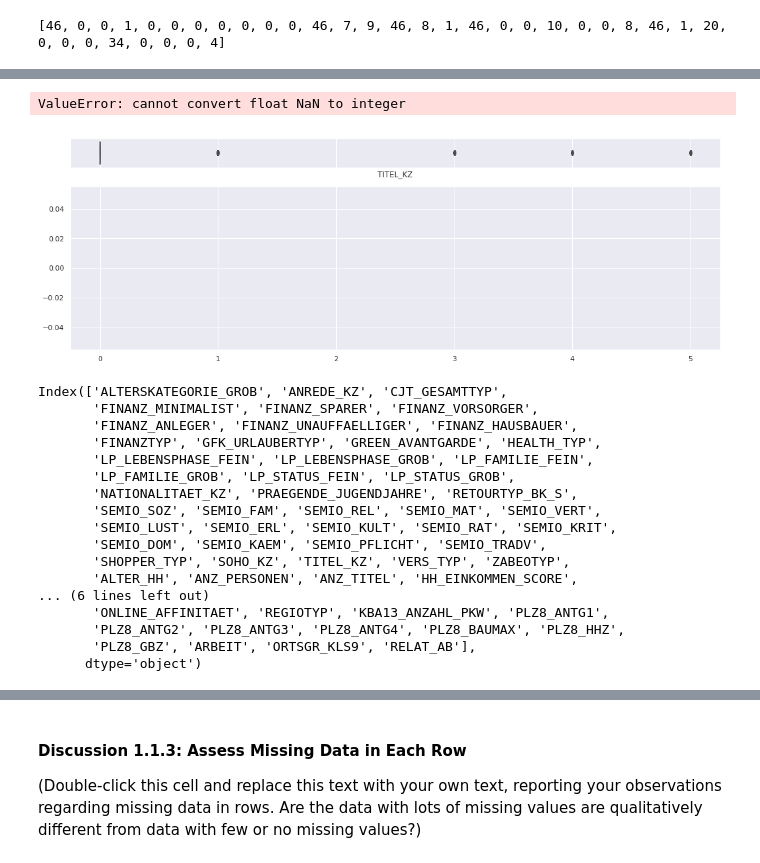
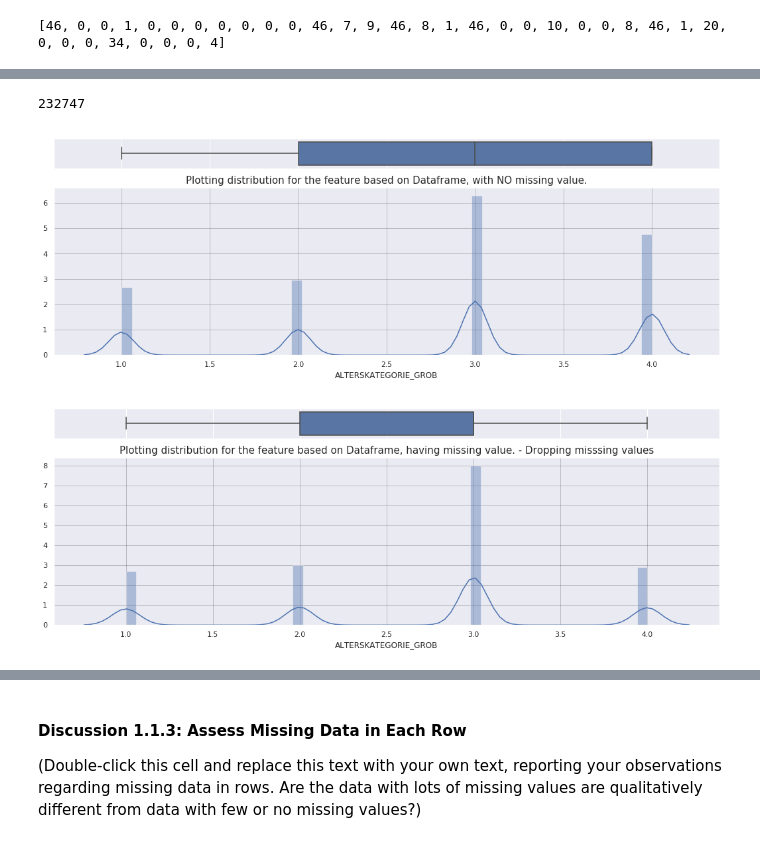
Before and after one commit to MR901/DS_IdentifyCustomerSegments, a Jupyter notebook: Identify_Customer_Segments.ipynb, the cells around one changed output, grey strips where cells are left out. Drawn from its saved outputs; the diff is of its cells as text; code cells hidden in the pictures.

```diff
--- a/Identify_Customer_Segments.ipynb
+++ b/Identify_Customer_Segments.ipynb
@@ -432,39 +452,4 @@ Percentage Observation missing 10 or more features data : 12.92%
-# %%
-# Compare the distribution of values for at least five columns where there are
-# no or few missing values, between the two subsets.
-
-sns.set_style("darkgrid") #whitegrid, darkgrid, dark
-# Cut the window in 2 parts
-f, (ax_box, ax_hist) = plt.subplots(2, figsize=(18, 6), sharex=True, gridspec_kw={"height_ratios": (.15, .85)})
-
-# Add a graph in each part
-sns.boxplot(azdiasMiss['TITEL_KZ'], ax=ax_box)
-sns.distplot(azdiasMiss['TITEL_KZ'], ax=ax_hist)
-
-sns.boxplot(RowMissVal, ax=ax_box)
-sns.distplot(RowMissVal, ax=ax_hist)
-# Remove x axis name for the boxplot
-ax_box.set(xlabel='')
-# %% [output]
-ValueError: cannot convert float NaN to integer
-[figure, removed]
-# %%
-azdiasMiss.columns
-# %% [output]
-Index(['ALTERSKATEGORIE_GROB', 'ANREDE_KZ', 'CJT_GESAMTTYP',
-       'FINANZ_MINIMALIST', 'FINANZ_SPARER', 'FINANZ_VORSORGER',
-       'FINANZ_ANLEGER', 'FINANZ_UNAUFFAELLIGER', 'FINANZ_HAUSBAUER',
-       'FINANZTYP', 'GFK_URLAUBERTYP', 'GREEN_AVANTGARDE', 'HEALTH_TYP',
-       'LP_LEBENSPHASE_FEIN', 'LP_LEBENSPHASE_GROB', 'LP_FAMILIE_FEIN',
-       'LP_FAMILIE_GROB', 'LP_STATUS_FEIN', 'LP_STATUS_GROB',
-       'NATIONALITAET_KZ', 'PRAEGENDE_JUGENDJAHRE', 'RETOURTYP_BK_S',
-       'SEMIO_SOZ', 'SEMIO_FAM', 'SEMIO_REL', 'SEMIO_MAT', 'SEMIO_VERT',
-       'SEMIO_LUST', 'SEMIO_ERL', 'SEMIO_KULT', 'SEMIO_RAT', 'SEMIO_KRIT',
-       'SEMIO_DOM', 'SEMIO_KAEM', 'SEMIO_PFLICHT', 'SEMIO_TRADV',
-       'SHOPPER_TYP', 'SOHO_KZ', 'TITEL_KZ', 'VERS_TYP', 'ZABEOTYP',
-       'ALTER_HH', 'ANZ_PERSONEN', 'ANZ_TITEL', 'HH_EINKOMMEN_SCORE',
-... (6 lines left out)
-       'ONLINE_AFFINITAET', 'REGIOTYP', 'KBA13_ANZAHL_PKW', 'PLZ8_ANTG1',
-       'PLZ8_ANTG2', 'PLZ8_ANTG3', 'PLZ8_ANTG4', 'PLZ8_BAUMAX', 'PLZ8_HHZ',
-       'PLZ8_GBZ', 'ARBEIT', 'ORTSGR_KLS9', 'RELAT_AB'],
-      dtype='object')
+# %%
+len(azdiasPart2['ALTERSKATEGORIE_GROB'].dropna().isna())
+# %% [output]
+232747
@@ -470,0 +506,6 @@ Index(['ALTERSKATEGORIE_GROB', 'ANREDE_KZ', 'CJT_GESAMTTYP',
+# %%
+whichFeature = 'ALTERSKATEGORIE_GROB'
+DistPlotFeat(whichFeature)
+# %% [output]
+[figure, added]
+[figure, added]
```
Also changed, not shown: parts of 14 cells of this notebook.
